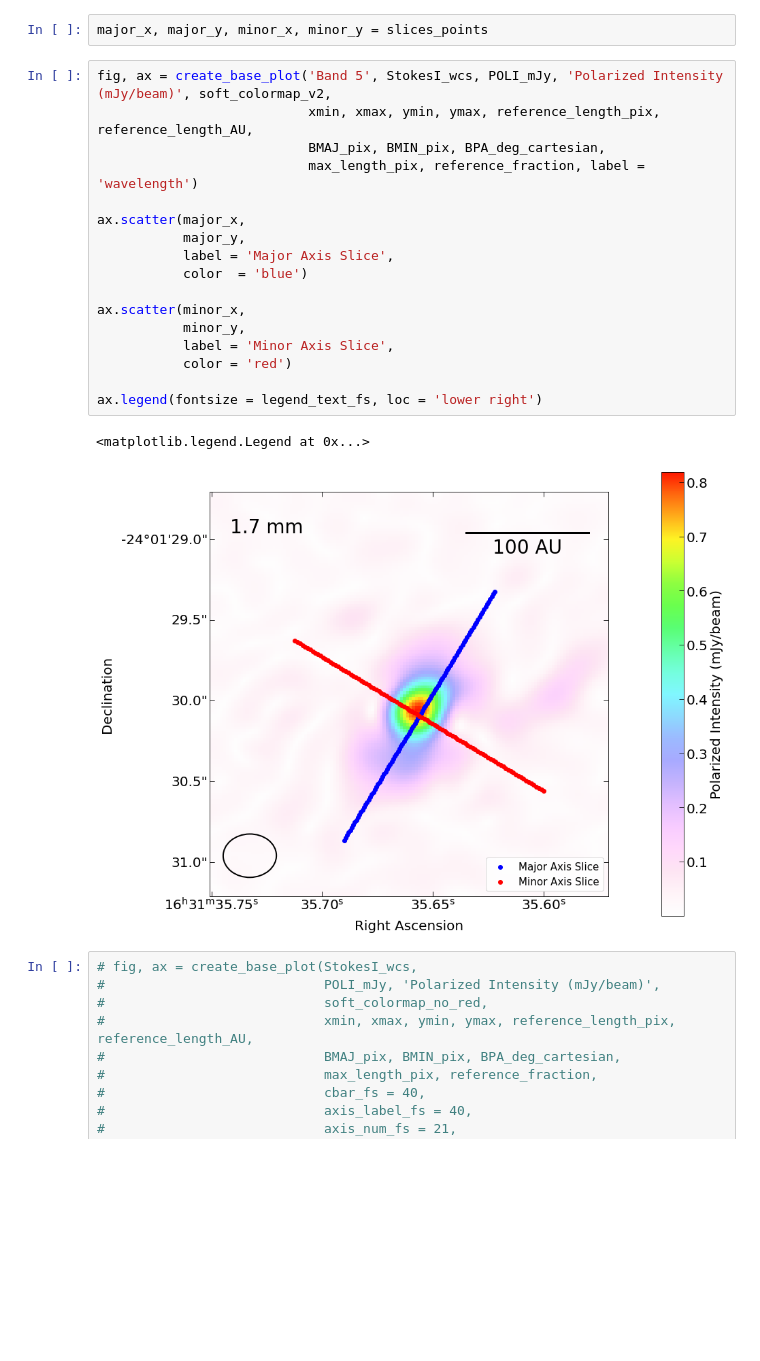
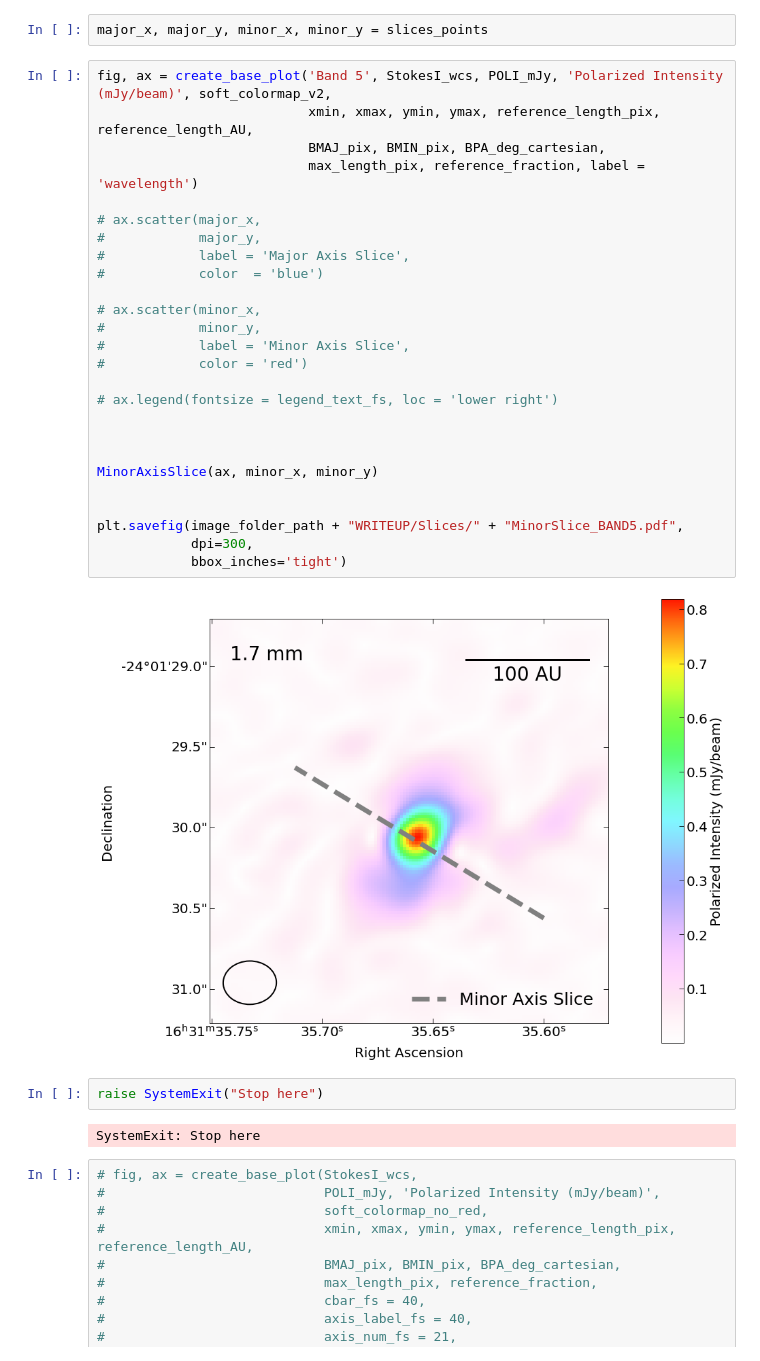
Before and after one commit to audreyburggraf/MastersThesis, a Jupyter notebook: PLOTTING C29 989/BAND5.ipynb, the cells around one changed output. Saved outputs shown, nothing was run; the diff lists cells and outputs as text; blank space fills up the shorter version.

```diff
--- a/PLOTTING C29 989/BAND5.ipynb
+++ b/PLOTTING C29 989/BAND5.ipynb
@@ -247,23 +247,35 @@ major_x, major_y, minor_x, minor_y = slices_points
 # %%
 fig, ax = create_base_plot('Band 5', StokesI_wcs, POLI_mJy, 'Polarized Intensity (mJy/beam)', soft_colormap_v2,
                            xmin, xmax, ymin, ymax, reference_length_pix, reference_length_AU,
                            BMAJ_pix, BMIN_pix, BPA_deg_cartesian,
                            max_length_pix, reference_fraction, label = 'wavelength')
 
-ax.scatter(major_x,
-           major_y,
-           label = 'Major Axis Slice',
-           color  = 'blue')
+# ax.scatter(major_x,
+#            major_y,
+#            label = 'Major Axis Slice',
+#            color  = 'blue')
 
-ax.scatter(minor_x,
-           minor_y,
-           label = 'Minor Axis Slice',
-           color = 'red')
+# ax.scatter(minor_x,
+#            minor_y,
+#            label = 'Minor Axis Slice',
+#            color = 'red')
 
-ax.legend(fontsize = legend_text_fs, loc = 'lower right')
+# ax.legend(fontsize = legend_text_fs, loc = 'lower right')
+
+
+
+MinorAxisSlice(ax, minor_x, minor_y)
+
+
+plt.savefig(image_folder_path + "WRITEUP/Slices/" + "MinorSlice_BAND5.pdf",
+            dpi=300,
+            bbox_inches='tight')
 # %% [output]
-<matplotlib.legend.Legend at 0x...>
-[figure, old version]
+[figure, new version]
+# %%
+raise SystemExit("Stop here")
+# %% [output]
+SystemExit: Stop here
 # %%
 # fig, ax = create_base_plot(StokesI_wcs,
 #                            POLI_mJy, 'Polarized Intensity (mJy/beam)',
```
Also changed, not shown: parts of 10 cells of this notebook, 51 other files.
